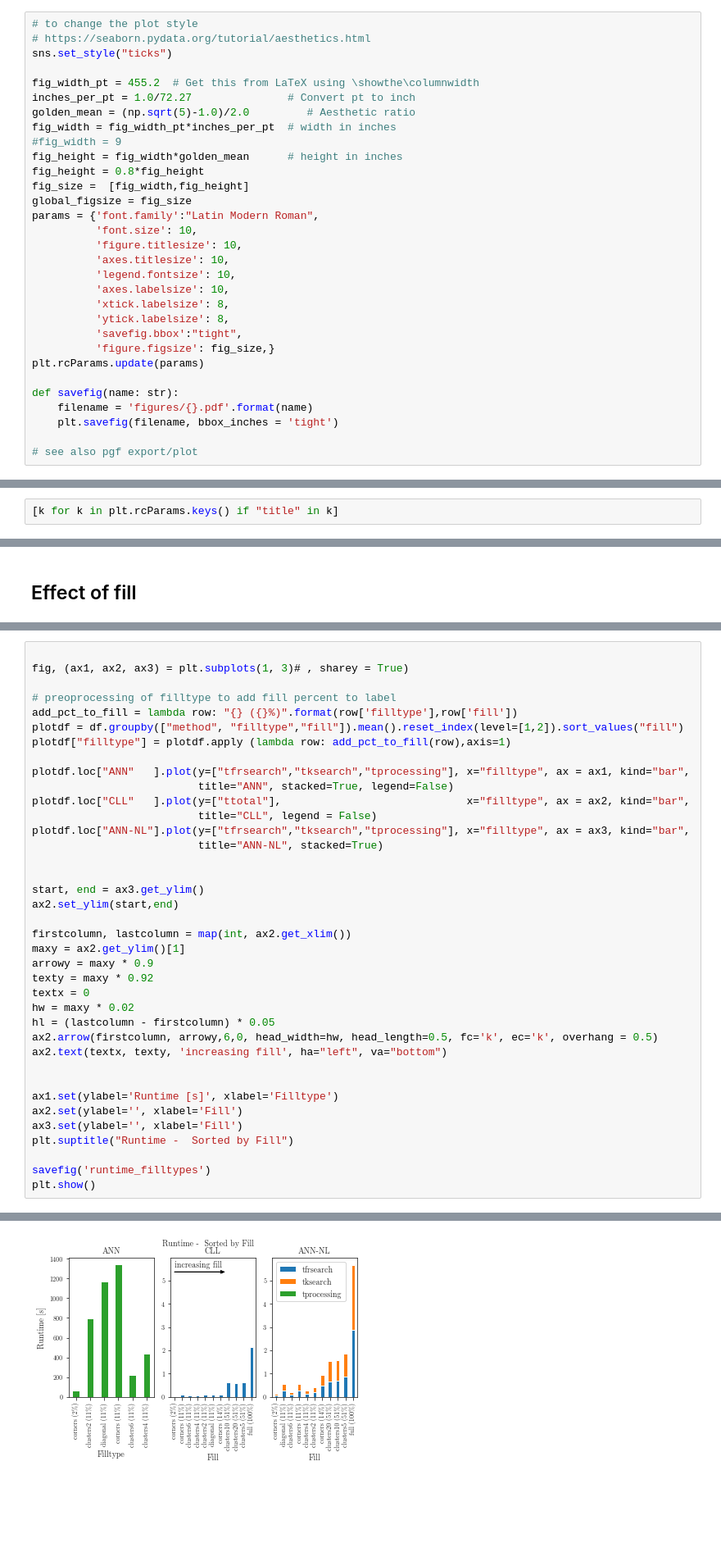
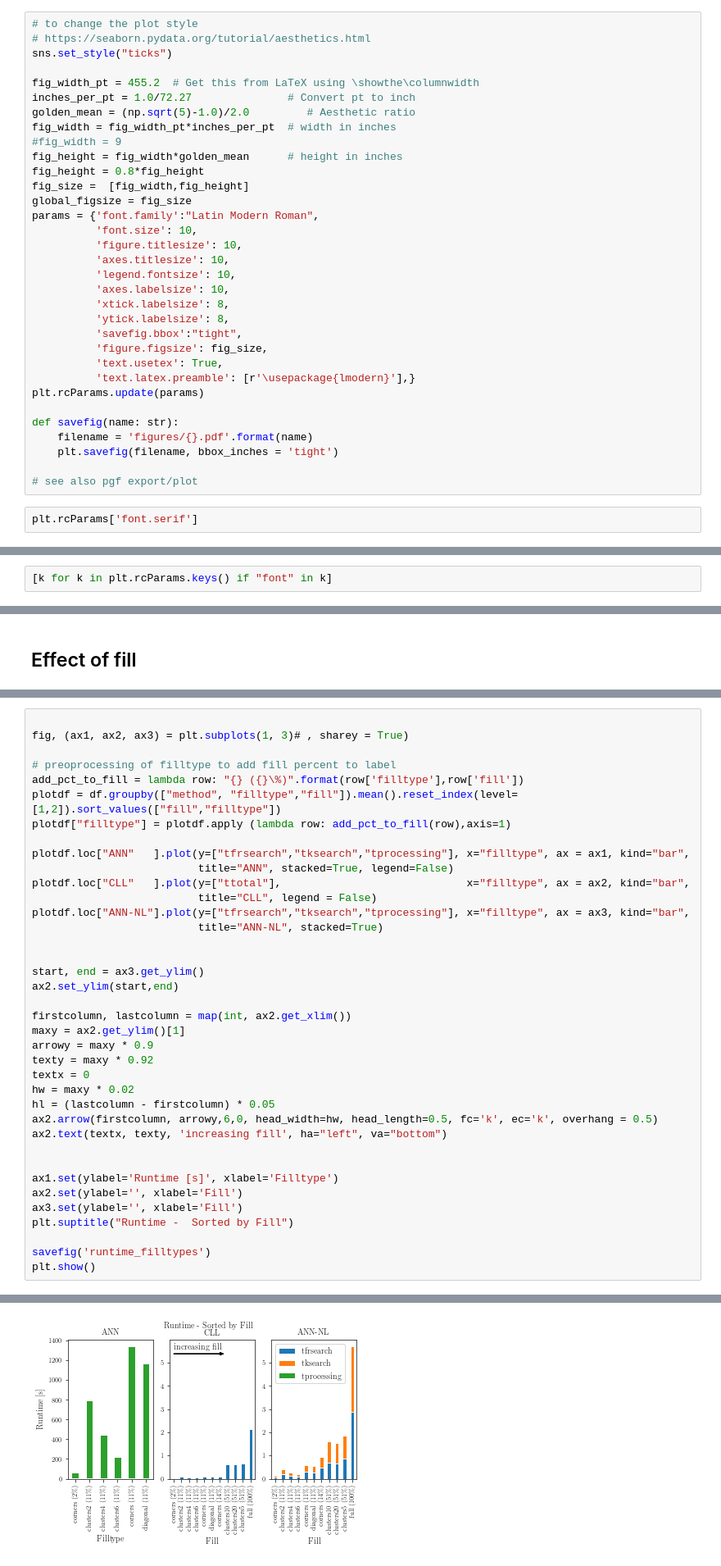
Before and after one commit to JensPfeifle/sph-nearest-neighbor, a Jupyter notebook: analysis/3-overview.ipynb, the cells around one changed output, grey strips where cells are left out. Shown at 82% size. Cells and saved outputs as stored; diff of their text form; blank space fills up the shorter version.

Commit message:
figures and test case table

```diff
--- a/analysis/3-overview.ipynb
+++ b/analysis/3-overview.ipynb
@@ -30,7 +30,9 @@ params = {'font.family':"Latin Modern Roman",
           'xtick.labelsize': 8,
           'ytick.labelsize': 8,
           'savefig.bbox':"tight",
-          'figure.figsize': fig_size,}
+          'figure.figsize': fig_size,
+          'text.usetex': True,
+          'text.latex.preamble': [r'\usepackage{lmodern}'],}
 plt.rcParams.update(params)
 
 def savefig(name: str):
@@ -38,3 +40,5 @@ def savefig(name: str):
     plt.savefig(filename, bbox_inches = 'tight')
 
 # see also pgf export/plot
+# %%
+plt.rcParams['font.serif']
@@ -41,3 +60,3 @@ def savefig(name: str):
 # %%
-[k for k in plt.rcParams.keys() if "title" in k]
+[k for k in plt.rcParams.keys() if "font" in k]
 # %% [output]
@@ -303,8 +329,8 @@ df.groupby(["method", "filltype","fill"]).mean().reset_index(level=[1,2]).sort_v
 fig, (ax1, ax2, ax3) = plt.subplots(1, 3)# , sharey = True)
 
 # preoprocessing of filltype to add fill percent to label
-add_pct_to_fill = lambda row: "{} ({}%)".format(row['filltype'],row['fill'])
-plotdf = df.groupby(["method", "filltype","fill"]).mean().reset_index(level=[1,2]).sort_values("fill")
+add_pct_to_fill = lambda row: "{} ({}\%)".format(row['filltype'],row['fill'])
+plotdf = df.groupby(["method", "filltype","fill"]).mean().reset_index(level=[1,2]).sort_values(["fill","filltype"])
 plotdf["filltype"] = plotdf.apply (lambda row: add_pct_to_fill(row),axis=1)
 
 plotdf.loc["ANN"   ].plot(y=["tfrsearch","tksearch","tprocessing"], x="filltype", ax = ax1, kind="bar",
@@ -342,4 +366,4 @@ plt.show()
-[figure, old version]
+[figure, new version]
 # %%
 
 fig, (ax1, ax2, ax3) = plt.subplots(1, 3)# , sharey = True)
```
Also changed, not shown: parts of 10 cells of this notebook, 7 other files.
